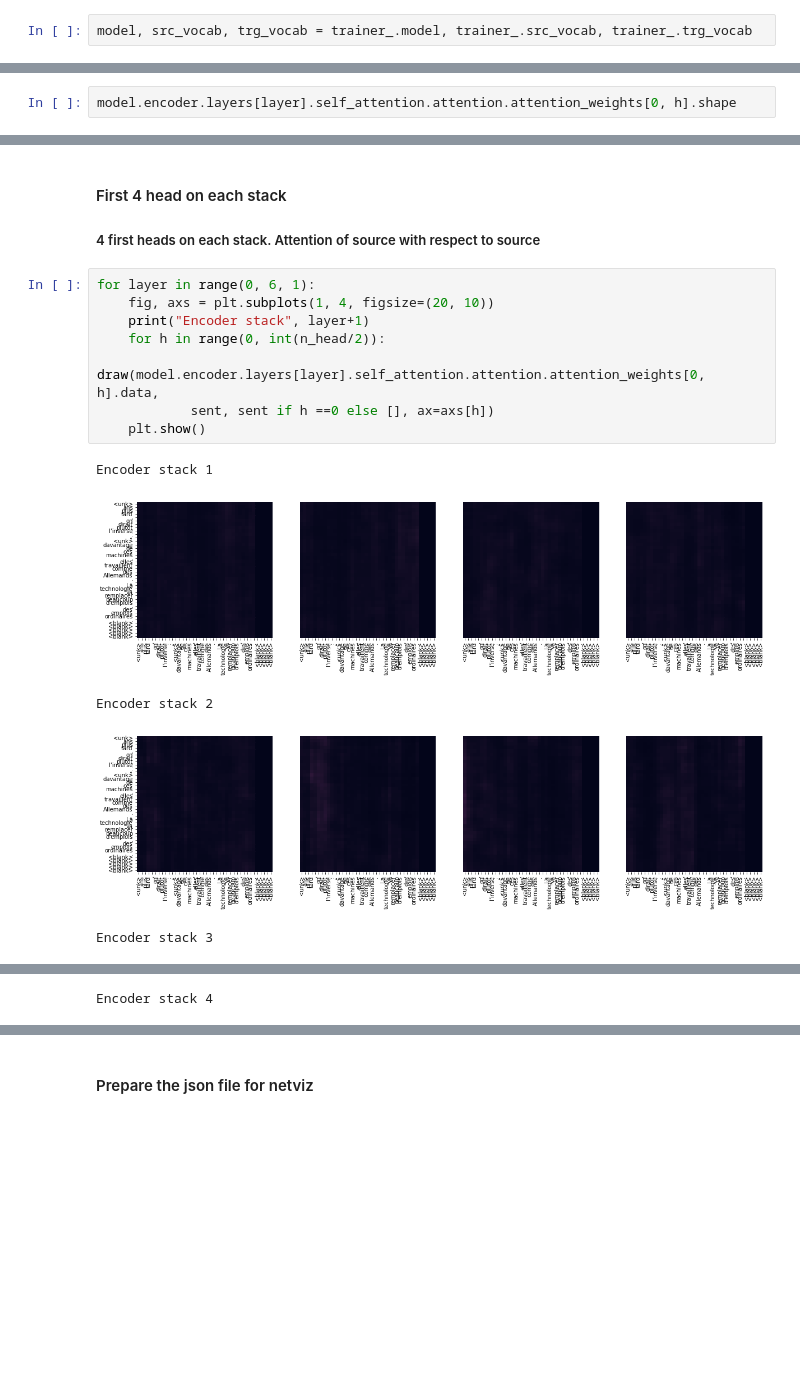
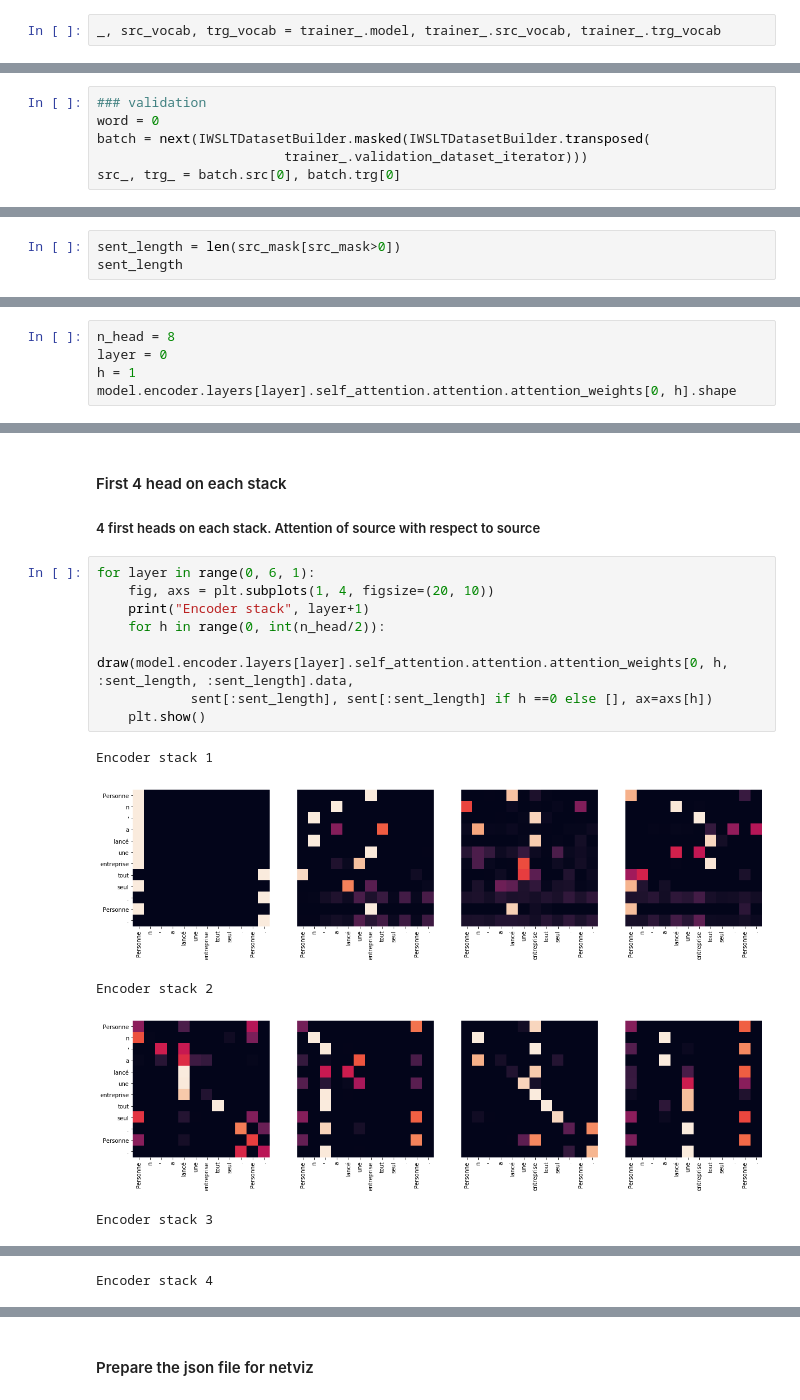
Before and after one commit to gabriel-hurtado/Attention-Model, a Jupyter notebook: visualizing attention.ipynb, the cells around one changed output, grey strips where cells are left out. Cells and saved outputs as stored; diff of their text form; blank space fills up the shorter version.

```diff
--- a/visualizing attention.ipynb
+++ b/visualizing attention.ipynb
@@ -88,3 +97,3 @@ resources/torchtext/iwslt/fr-en/train.tags.fr-en.fr
 # %%
-model, src_vocab, trg_vocab = trainer_.model, trainer_.src_vocab, trainer_.trg_vocab
+_, src_vocab, trg_vocab = trainer_.model, trainer_.src_vocab, trainer_.trg_vocab
 # %%
@@ -92,6 +102,12 @@ word = 0
 batch = next(IWSLTDatasetBuilder.masked(IWSLTDatasetBuilder.transposed(
                         trainer_.training_dataset_iterator)))
 src_, trg_ = batch.src[0], batch.trg[0]
+# %%
+### validation
+word = 0
+batch = next(IWSLTDatasetBuilder.masked(IWSLTDatasetBuilder.transposed(
+                        trainer_.validation_dataset_iterator)))
+src_, trg_ = batch.src[0], batch.trg[0]
 # %%
 source = [src_vocab.itos[token] for token in src_] # french version
 target = [trg_vocab.itos[token] for token in trg_] # english version
@@ -137,3 +151,6 @@ decoder_in = torch.ones(src.shape[0], 1).type(torch.FloatTensor) * trg_vocab.sto
 decoder_in
 # %% [output]
 tensor([[2.]])
+# %%
+sent_length = len(src_mask[src_mask>0])
+sent_length
@@ -186,6 +201,9 @@ def draw(data, x, y, ax):
                     xticklabels=x, square=True, yticklabels=y, vmin=0.0, vmax=1.0,
                     cbar=False, ax=ax)
 # %%
+n_head = 8
+layer = 0
+h = 1
 model.encoder.layers[layer].self_attention.attention.attention_weights[0, h].shape
 # %% [output]
 torch.Size([40, 40])
@@ -195,14 +213,14 @@ torch.Size([40, 40])
 # %%
 for layer in range(0, 6, 1):
     fig, axs = plt.subplots(1, 4, figsize=(20, 10))
     print("Encoder stack", layer+1)
     for h in range(0, int(n_head/2)):
-        draw(model.encoder.layers[layer].self_attention.attention.attention_weights[0, h].data,
-            sent, sent if h ==0 else [], ax=axs[h])
+        draw(model.encoder.layers[layer].self_attention.attention.attention_weights[0, h, :sent_length, :sent_length].data,
+            sent[:sent_length], sent[:sent_length] if h ==0 else [], ax=axs[h])
     plt.show()
 # %% [output]
 Encoder stack 1
-[figure, old version]
+[figure, new version]
 Encoder stack 2
-[figure, old version]
+[figure, new version]
 Encoder stack 3
```
Also changed, not shown: parts of 29 cells of this notebook, 1 other file.
